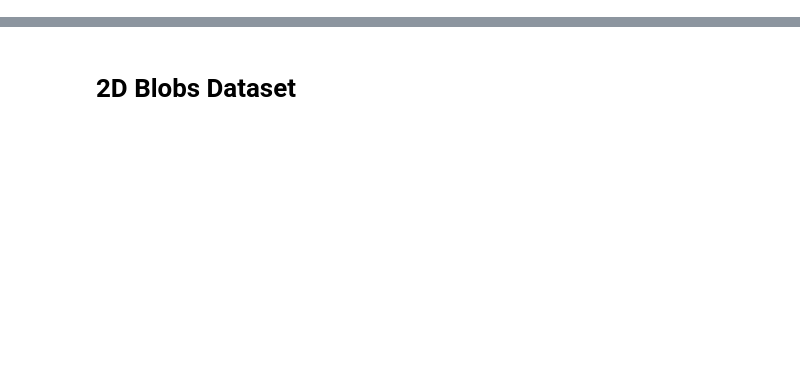
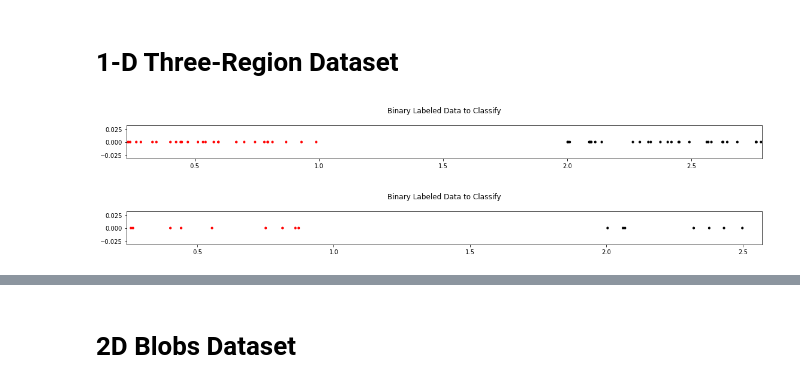
Before and after one commit to AleksandrGontcharov/neuralnetwork, a Jupyter notebook: datasets_showcase.ipynb, the cells around one changed output, grey strips where cells are left out. Cells and saved outputs as stored; diff of their text form; code cells hidden in the pictures; blank space fills up the shorter version.

Commit message:
adding more dataset capabilities

```diff
--- a/datasets_showcase.ipynb
+++ b/datasets_showcase.ipynb
@@ -1,2 +1,11 @@
 # %%
 from neuralnetwork.datasets import blobs, nregion, circle
+# %% [markdown]
+# 1-D Three-Region Dataset
+# %%
+X_train, Y_train2, X_val, Y_val, C = nregion.load_data(regions=2)
+nregion.graph(X_train, Y_train2, size = 10)
+nregion.graph(X_val, Y_val, size = 10)
+# %% [output]
+[figure, added]
+[figure, added]
```
Also changed, not shown: parts of 19 cells of this notebook, 1 other file.
